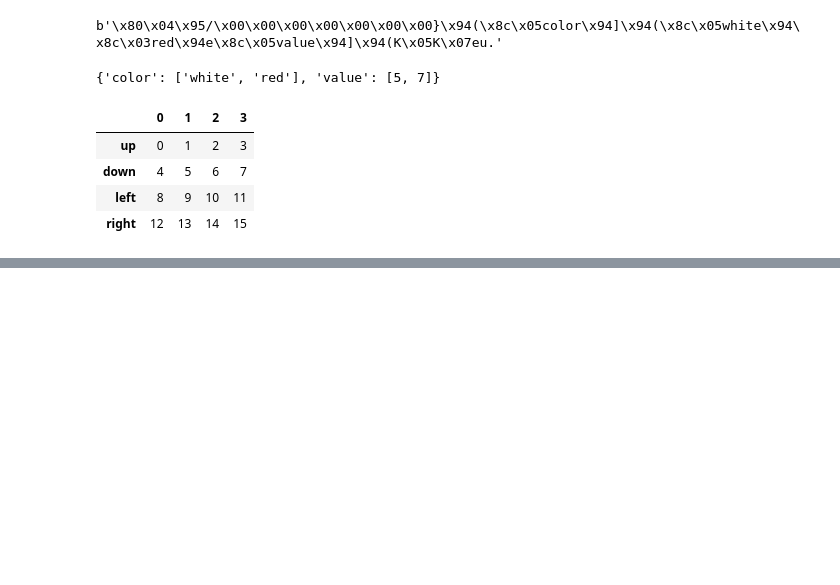
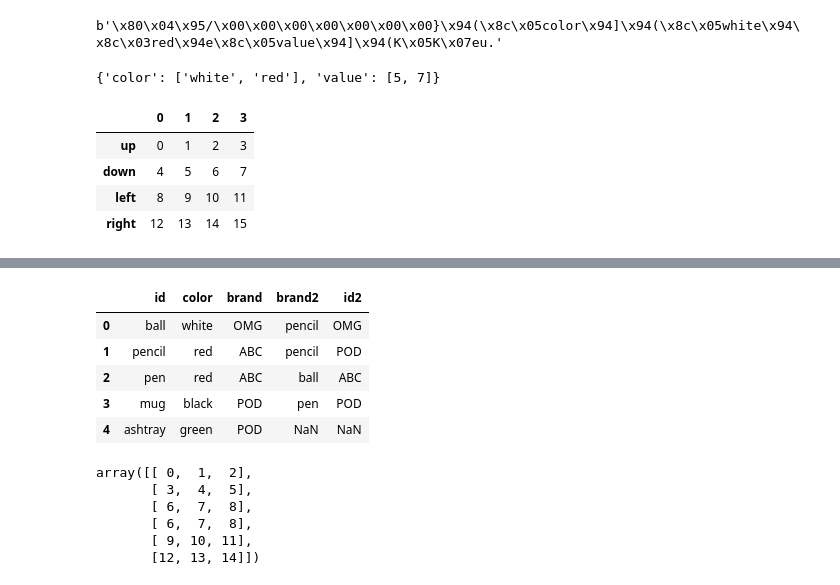
Before and after one commit to dzhamaldinov-maksim/my_data_analyst_road, a Jupyter notebook: da_lerning/training_da_10.ipynb, the cells around one changed output, grey strips where cells are left out. Drawn from its saved outputs; the diff is of its cells as text; code cells hidden in the pictures; blank space fills up the shorter version.

```diff
--- a/da_lerning/training_da_10.ipynb
+++ b/da_lerning/training_da_10.ipynb
@@ -34,0 +103,56 @@ pd.read_pickle('C:\\Users\\Максим Феликсович\\Documents\\GitHub\
+# %%
+import numpy as np
+import pandas as pd
+
+frame1 = pd.DataFrame({'id':['ball','pencil','pen','mug','ashtray'], 'color': ['white','red','red','black','green'], 'brand': ['OMG','ABC','ABC','POD','POD']})
+
+frame2 = pd.DataFrame({'id':['pencil','pencil','ball','pen'], 'brand': ['OMG','POD','ABC','POD']})
+
+pd.merge(frame1, frame2, on='id', how='outer')
+# pd.merge(frame1, frame2, on='id')
+
+    # Для соединения нескольких ключей, нужно просто в параметр on добавить список.
+
+# pd.merge(frame1,frame2,right_index=True, left_index=True)
+    # в этой строке кода
+    # **`right_index=True`**: указывает, что вы хотите использовать индекс правого DataFrame (`frame2`) в качестве ключа для объединения. То есть, строки будут сопоставляться по значениям индекса.
+
+    # **`left_index=True`**: Этот параметр указывает, что вы хотите использовать индекс левого DataFrame (`frame1`) в качестве ключа для объединения. Таким образом, строки будут сопоставляться и по значениям индекса левого DataFrame.
+
+    # Но у объектов Dataframe есть и функция join(), которая оказывается особенно полезной, когда необходимо выполнить соединение по индексам. Она же может быть использована для объединения множества объектов с одинаковыми индексами, но без совпадающих колонок.
+frame2.columns = ['brand2','id2']
+    # Без этой строчки кода будет ошибка, потому что некоторые колонки в объекте frame1 называются так же, как и во frame2. Нужно переименовать их во втором объекте перед использованием join().
+frame1.join(frame2)
+
+    # В этом примере соединение было выполнено на основе значений индексов, а не колонок. Также индекс 4 представлен только в объекте frame1, но соответствующие значения колонок во frame2 равняются NaN.
+# %% [output]
+|  | id | color | brand | brand2 | id2 |
+| 0 | ball | white | OMG | pencil | OMG |
+| 1 | pencil | red | ABC | pencil | POD |
+| 2 | pen | red | ABC | ball | ABC |
+| 3 | mug | black | POD | pen | POD |
+| 4 | ashtray | green | POD | NaN | NaN |
+# %%
+import numpy as np
+import pandas as pd
+
+
+    # Еще один тип объединения данных — конкатенация. NumPy предоставляет функцию concatenate() для ее выполнения.
+
+array1 = np.arange(9).reshape((3, 3))
+array1
+
+array2 = np.arange(9).reshape((3, 3))+6
+array2
+
+np.concatenate([array1, array2], axis=1)
+    # производим конкатенацию по оси X
+np.concatenate([array1, array2], axis=0)
+    # производим конкатенацию по оси Y
+# %% [output]
+array([[ 0,  1,  2],
+       [ 3,  4,  5],
+       [ 6,  7,  8],
+       [ 6,  7,  8],
+       [ 9, 10, 11],
+       [12, 13, 14]])
```
Also changed, not shown: parts of 10 cells of this notebook, 1 other file.
